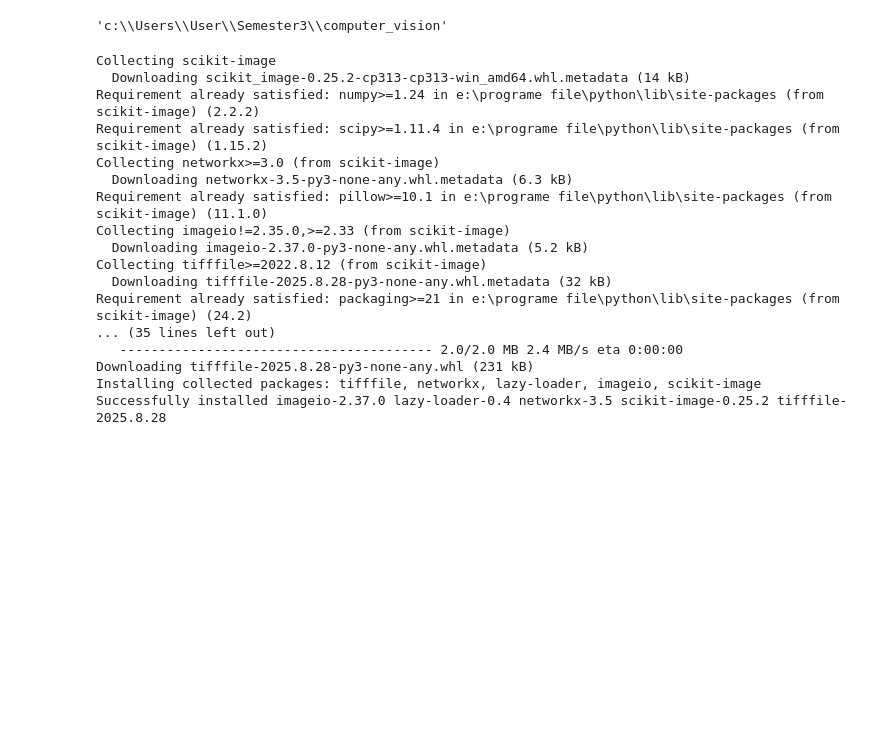
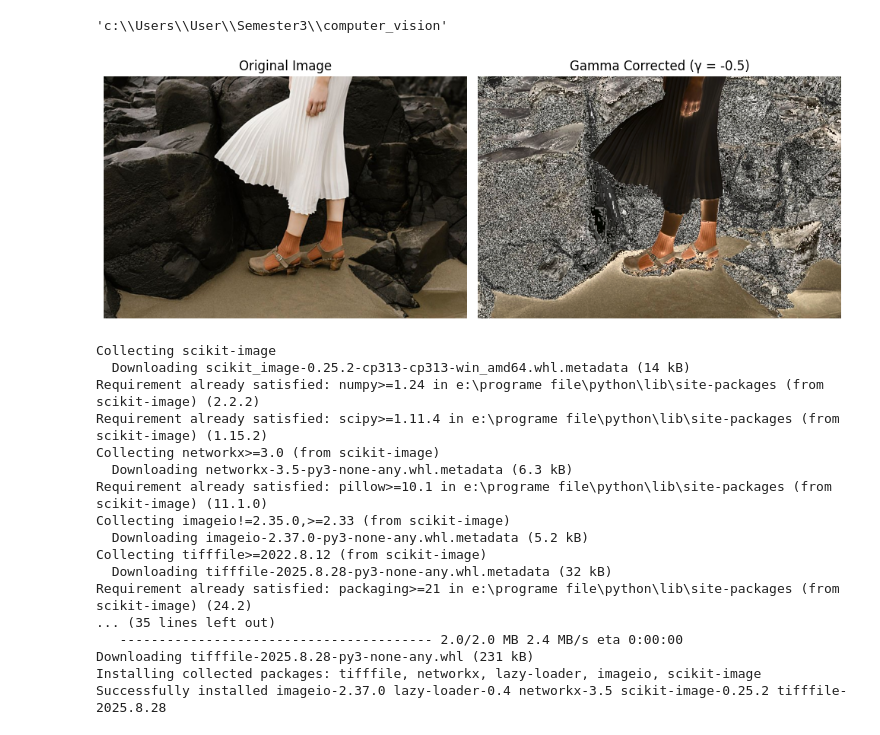
Before and after one commit to Bashinigamage/computer_vision, a Jupyter notebook: Assignment_1.ipynb, the cells around one changed output. Saved outputs shown, nothing was run; the diff lists cells and outputs as text; code cells hidden in the pictures; blank space fills up the shorter version.

```diff
--- a/Assignment_1.ipynb
+++ b/Assignment_1.ipynb
@@ -303,6 +283,60 @@ os.getcwd()
 'c:\\Users\\User\\Semester3\\computer_vision'
 # %%
 Q3
+# %%
+#03 (a)
+import cv2
+import numpy as np
+import matplotlib.pyplot as plt
+
+# Load the image
+img_org = cv2.imread("images/highlights_and_shadows.jpg")
+img_rgb = cv2.cvtColor(img_org, cv2.COLOR_BGR2RGB)
+
+# Convert to LAB color space
+img_lab = cv2.cvtColor(img_rgb, cv2.COLOR_RGB2Lab)
+
+# Split LAB into L, a, b channels
+L, a, b = cv2.split(img_lab)
+
+# Normalize L to [0, 1]
+L_norm = L / 255.0
+
+
+# After converting to float Lab:
+img_lab_float = cv2.cvtColor(img_rgb.astype(np.float32) / 255.0, cv2.COLOR_RGB2Lab)
+L_float = img_lab_float[:, :, 0]  # Now in range [0, 100]
+L_norm = L_float / 100.0
+
+# Gamma correction
+gamma = 0.5  # You can adjust this value (example value for brightening)
+#gamma = 2.2
+gamma = -0.5
+L_gamma = np.power(L_norm, gamma)
+
+# Rescale to [0, 255]
+L_gamma_corrected = np.uint8(L_gamma * 255)
+
+# Merge and convert back to RGB
+lab_corrected = cv2.merge((L_gamma_corrected, a, b))
+img_corrected_rgb = cv2.cvtColor(lab_corrected, cv2.COLOR_Lab2RGB)
+
+# Display original and corrected images
+plt.figure(figsize=(10, 4))
+plt.subplot(1, 2, 1)
+plt.imshow(img_rgb)
+plt.title("Original Image")
+plt.axis("off")
+
+plt.subplot(1, 2, 2)
+plt.imshow(img_corrected_rgb)
+plt.title(f"Gamma Corrected (γ = {gamma})")
+plt.axis("off")
+
+plt.tight_layout()
+plt.show()
+# %% [output]
+[figure, added]
 # %%
 !pip install scikit-image
 # %% [output]
```
Also changed, not shown: parts of 10 cells of this notebook.
